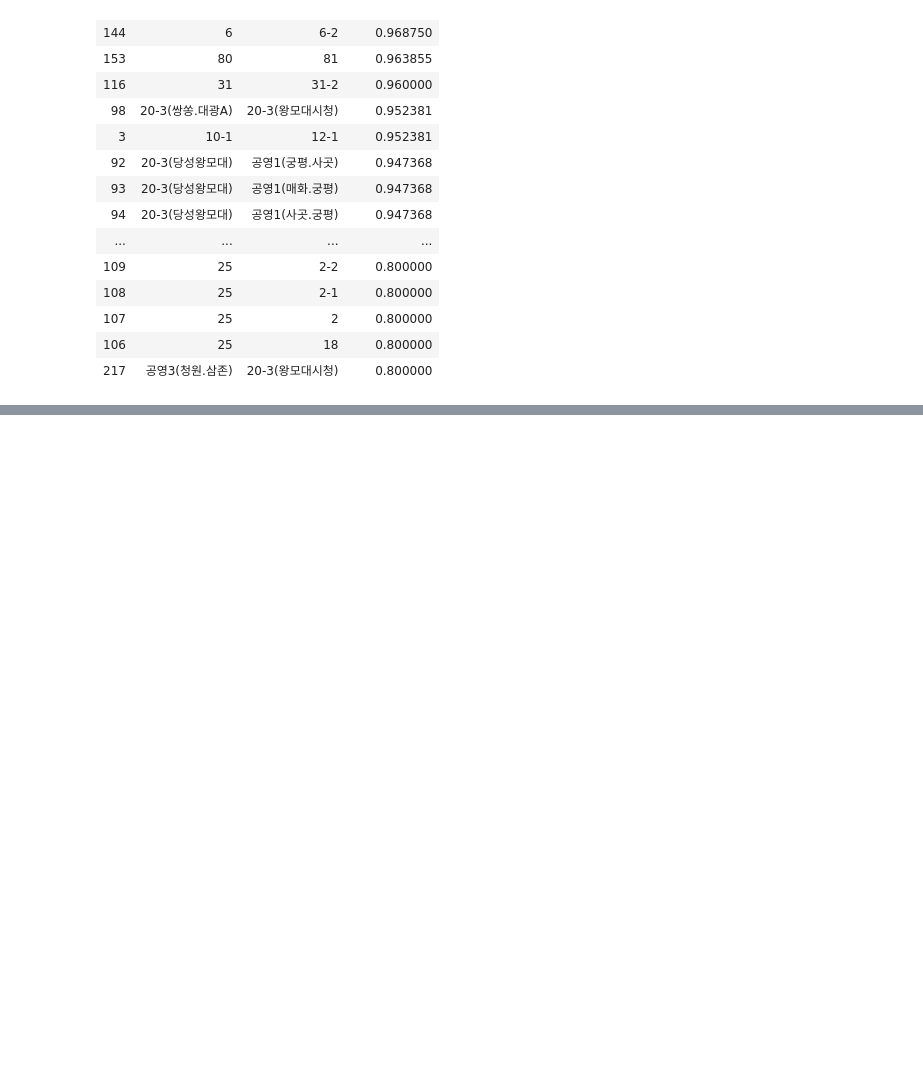
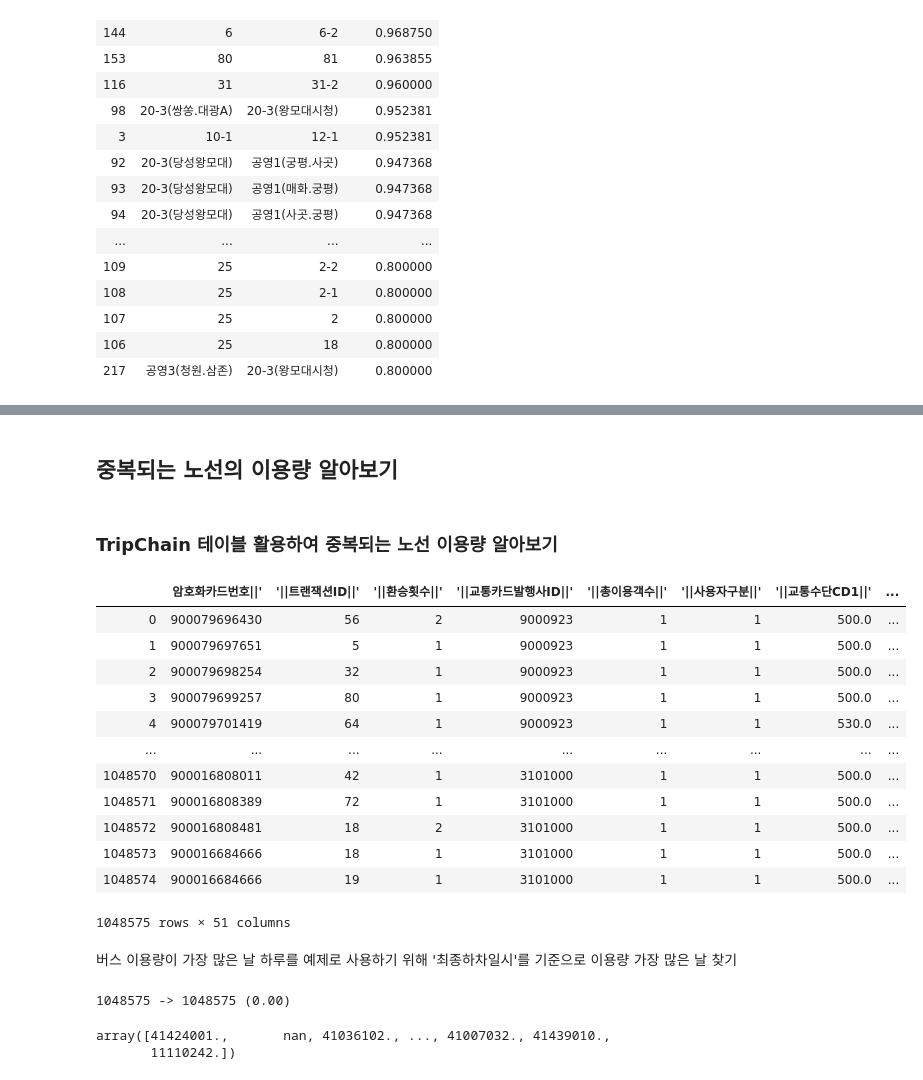
Before and after one commit to danbi5228/H_Bus, a Jupyter notebook: 중복도와 중복된 노선 이용량 구하기.ipynb, the cells around one changed output, grey strips where cells are left out. Cells and saved outputs as stored; diff of their text form; code cells hidden in the pictures; blank space fills up the shorter version.

```diff
--- a/중복도.ipynb
+++ b/중복도와 중복된 노선 이용량 구하기.ipynb
@@ -288,3 +288,7 @@ draw_path(path_list, name_list, colors=[[255, 233, 0]]*len(path_list), opacity=0
 # 지도는 안나오고 눈물만 나오네요
 # %% [output]
 [interactive output not drawn]
+# %% [markdown]
+## 중복되는 노선의 이용량 알아보기
+# %% [markdown]
+### TripChain 테이블 활용하여 중복되는 노선 이용량 알아보기
@@ -290,0 +299,18 @@ draw_path(path_list, name_list, colors=[[255, 233, 0]]*len(path_list), opacity=0
+# %%
+TripChain = pd.read_csv('PJT001_TripChain.csv')
+# %%
+TripChain
+# %% [output]
+|  | 암호화카드번호||' | '||트랜잭션ID||' | '||환승횟수||' | '||교통카드발행사ID||' | '||총이용객수||' | '||사용자구분||' | '||교통수단CD1||' | ... |
+| 0 | 900079696430 | 56 | 2 | 9000923 | 1 | 1 | 500.0 | ... |
+| 1 | 900079697651 | 5 | 1 | 9000923 | 1 | 1 | 500.0 | ... |
+| 2 | 900079698254 | 32 | 1 | 9000923 | 1 | 1 | 500.0 | ... |
+| 3 | 900079699257 | 80 | 1 | 9000923 | 1 | 1 | 500.0 | ... |
+| 4 | 900079701419 | 64 | 1 | 9000923 | 1 | 1 | 530.0 | ... |
+| ... | ... | ... | ... | ... | ... | ... | ... | ... |
+| 1048570 | 900016808011 | 42 | 1 | 3101000 | 1 | 1 | 500.0 | ... |
+| 1048571 | 900016808389 | 72 | 1 | 3101000 | 1 | 1 | 500.0 | ... |
+| 1048572 | 900016808481 | 18 | 2 | 3101000 | 1 | 1 | 500.0 | ... |
+| 1048573 | 900016684666 | 18 | 1 | 3101000 | 1 | 1 | 500.0 | ... |
+| 1048574 | 900016684666 | 19 | 1 | 3101000 | 1 | 1 | 500.0 | ... |
+1048575 rows × 51 columns
@@ -290,0 +332,11 @@ draw_path(path_list, name_list, colors=[[255, 233, 0]]*len(path_list), opacity=0
+# %% [markdown]
+버스 이용량이 가장 많은 날 하루를 예제로 사용하기 위해 '최종하차일시'를 기준으로 이용량 가장 많은 날 찾기
+# %%
+# 최종하차일시가 null인 값이 전체의 1%밖에 안되기 때문에 그냥 drop
+before = len(TripChain)
+TripChain.dropna(subset=['최종하차일시'], inplace=True)
+after = len(TripChain)
+
+print("{} -> {} ({:.2f})".format(before, after, (before-after)/before))
+# %% [output]
+1048575 -> 1048575 (0.00)
@@ -290,0 +352,5 @@ draw_path(path_list, name_list, colors=[[255, 233, 0]]*len(path_list), opacity=0
+# %%
+TripChain_3rd['버스노선ID1'].unique()
+# %% [output]
+array([41424001.,       nan, 41036102., ..., 41007032., 41439010.,
+       11110242.])
```
Also changed, not shown: parts of 28 cells of this notebook.
